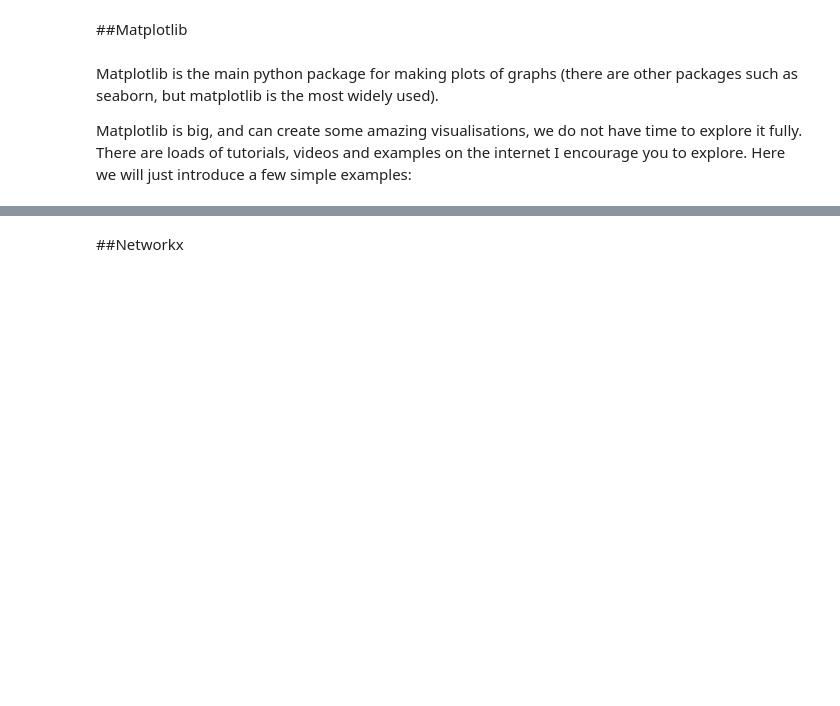
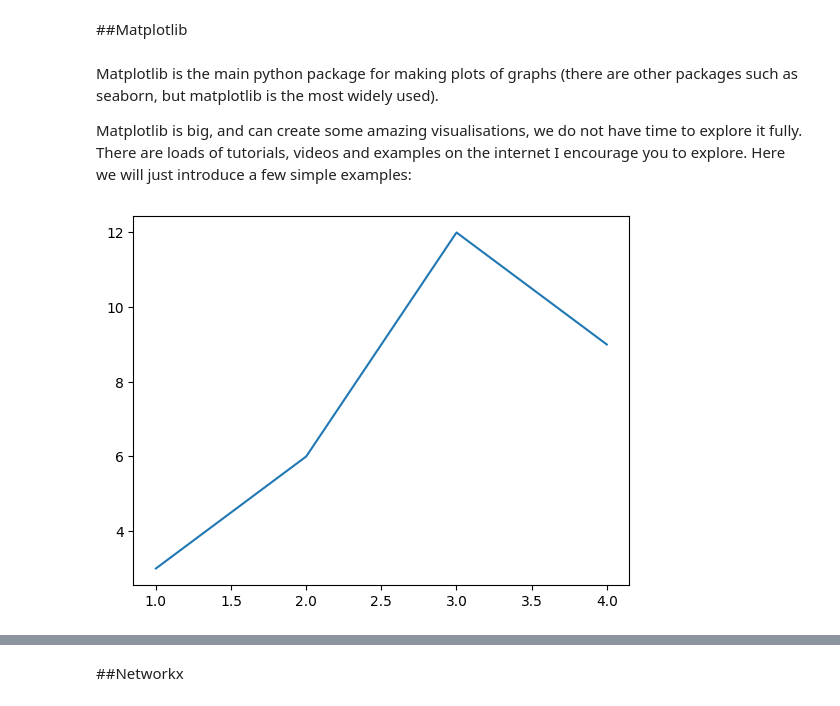
Before and after one commit to JasonPSmith/NTUMathsTeaching, a Jupyter notebook: IntroToDiscreteMaths/IDMA_Lectures_Partially_Filled.ipynb, the cells around one changed output, grey strips where cells are left out. Saved outputs shown, nothing was run; the diff lists cells and outputs as text; code cells hidden in the pictures; blank space fills up the shorter version.

```diff
--- a/IntroToDiscreteMaths/IDMA_Lectures_Partially_Filled.ipynb
+++ b/IntroToDiscreteMaths/IDMA_Lectures_Partially_Filled.ipynb
@@ -1574,2 +1778,8 @@ Matplotlib is big, and can create some amazing visualisations, we do not have ti
+# %%
+# A simple plot
+plt.plot([1,2,3,4],[3,6,12,9])
+plt.show()
+# %% [output]
+[figure, added]
 # %%
 # A plot with points rather than a line, by adding 'o'
```
Also changed, not shown: parts of 40 cells of this notebook.
